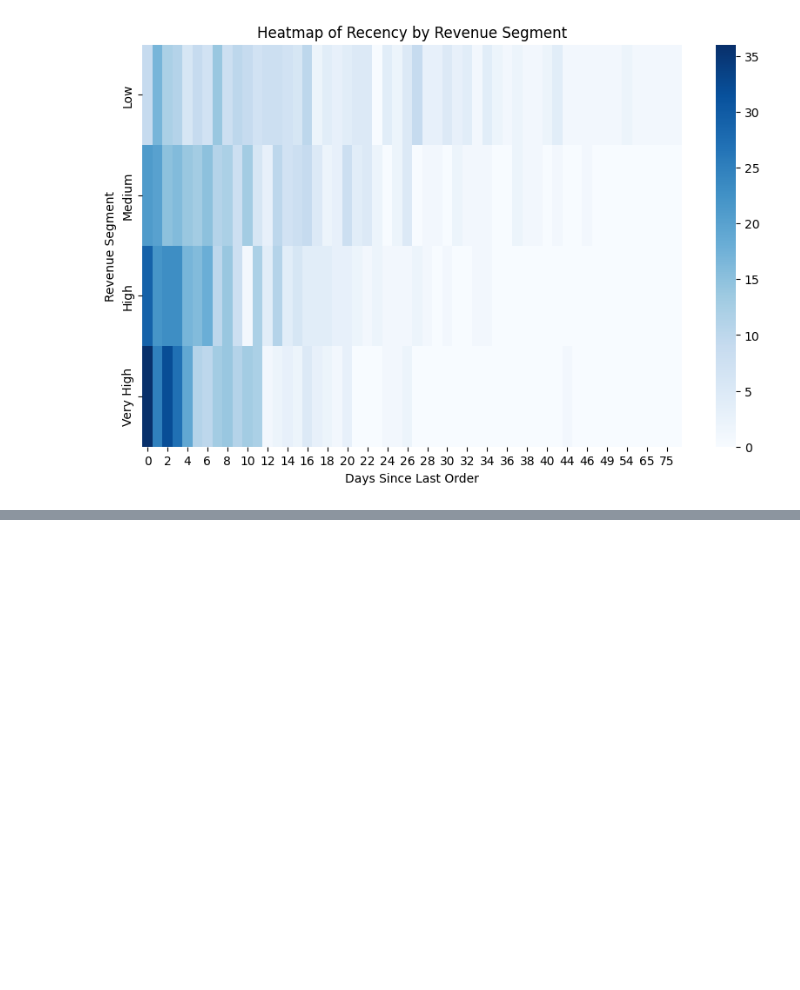
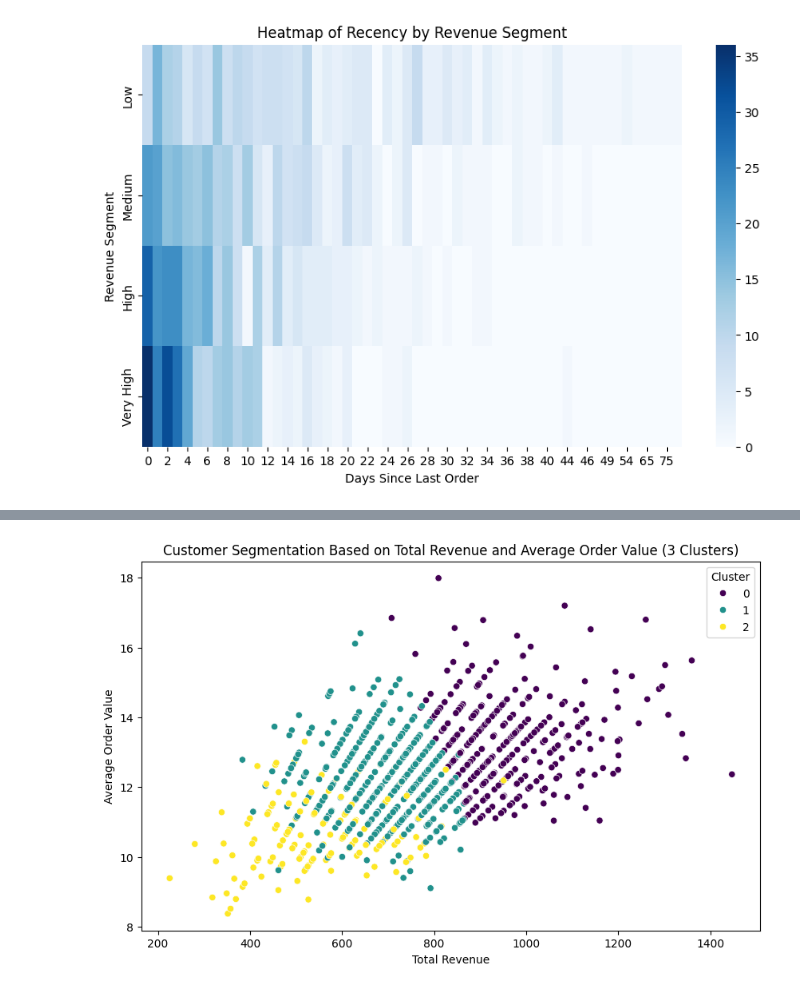
Before and after one commit to naveen-malla/Customer-Segmentation-and-SKU-Forecasting, a Jupyter notebook: customer_segmentation.ipynb, the cells around one changed output, grey strips where cells are left out. Saved outputs shown, nothing was run; the diff lists cells and outputs as text; code cells hidden in the pictures; blank space fills up the shorter version.

```diff
--- a/customer_segmentation.ipynb
+++ b/customer_segmentation.ipynb
@@ -322,0 +382,7 @@ print(customer_data.head())
+# %%
+from sklearn.cluster import KMeans
+
+# Applying K-means with 3 clusters
+optimal_clusters = 3
+kmeans_3 = KMeans(n_clusters=optimal_clusters, init='k-means++', max_iter=300, n_init=10, random_state=42)
+customer_data['cluster_3'] = kmeans_3.fit_predict(normalized_features)
@@ -322,0 +423,14 @@ print(customer_data.head())
+# %%
+import matplotlib.pyplot as plt
+import seaborn as sns
+
+# Visualize clusters (Total Revenue vs. Average Order Value) for 3 clusters
+plt.figure(figsize=(10, 6))
+sns.scatterplot(x='total_revenue', y='avg_order_value', hue='cluster_3', data=customer_data, palette='viridis')
+plt.title('Customer Segmentation Based on Total Revenue and Average Order Value (3 Clusters)')
+plt.xlabel('Total Revenue')
+plt.ylabel('Average Order Value')
+plt.legend(title='Cluster')
+plt.show()
+# %% [output]
+[figure, added]
```
Also changed, not shown: parts of 14 cells of this notebook.
